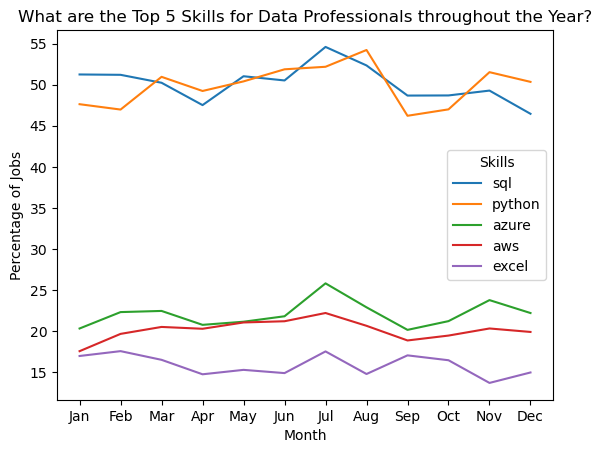
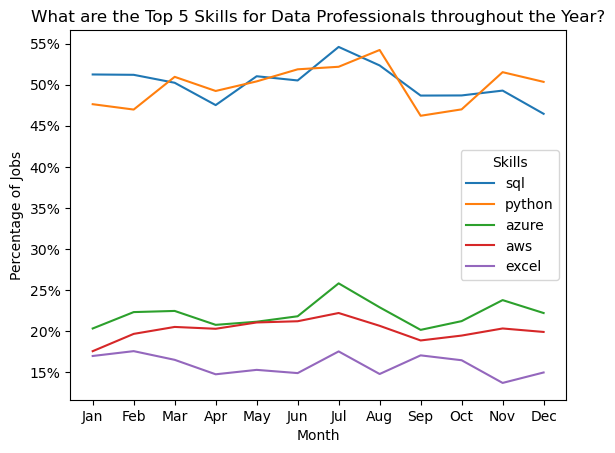
The notebook cell's code change between the first figure and the second:
--- before
+++ after
@@ -7,5 +7,6 @@
 
 plt.title("What are the Top 5 Skills for Data Professionals throughout the Year?")
+plt.legend(title="Skills"); # Add title to legend
 plt.xlabel("Month")
 plt.ylabel("Percentage of Jobs")
-plt.legend(title="Skills"); # Add title to legend
+plt.gca().yaxis.set_major_formatter(mtick.PercentFormatter(decimals=0)) # Add percentage sign to y axis ticks

Commit: Add percentage ticks in matplotlib and seaborn plots